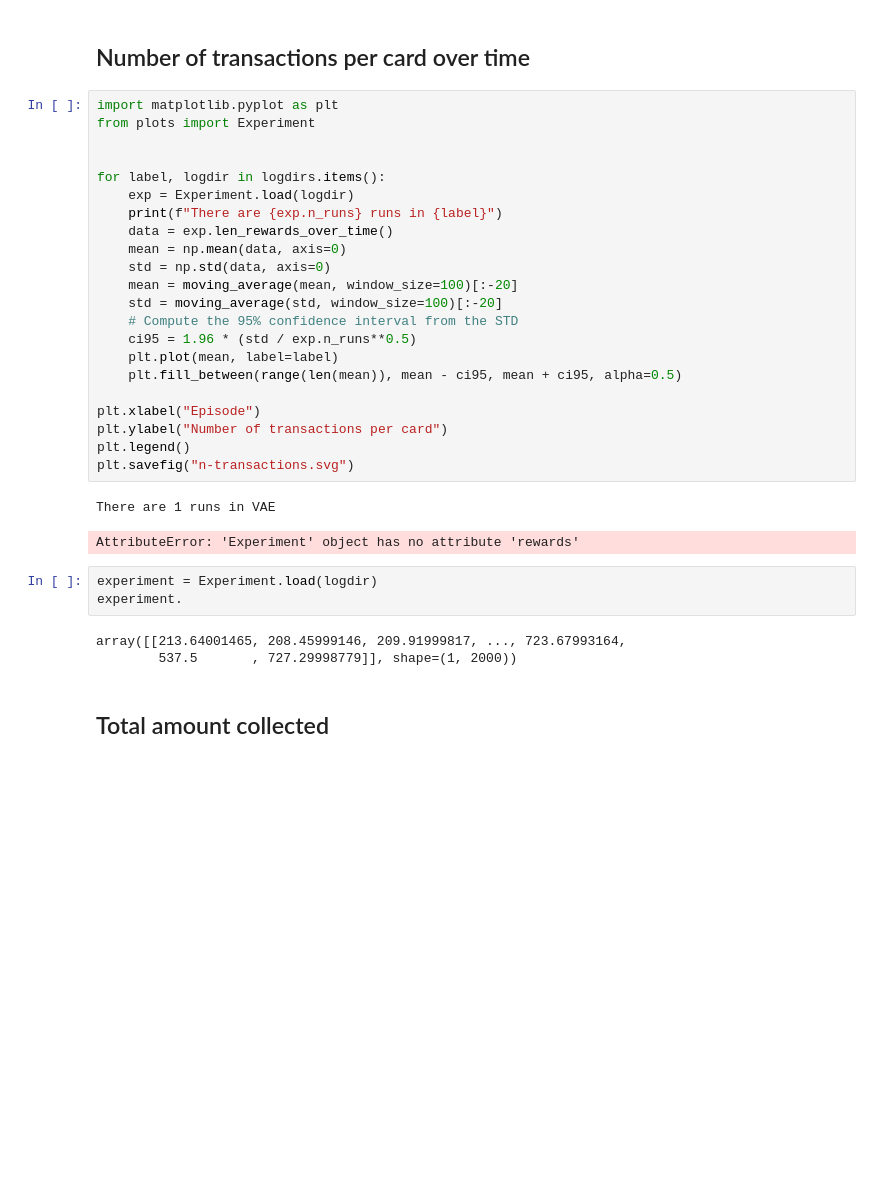
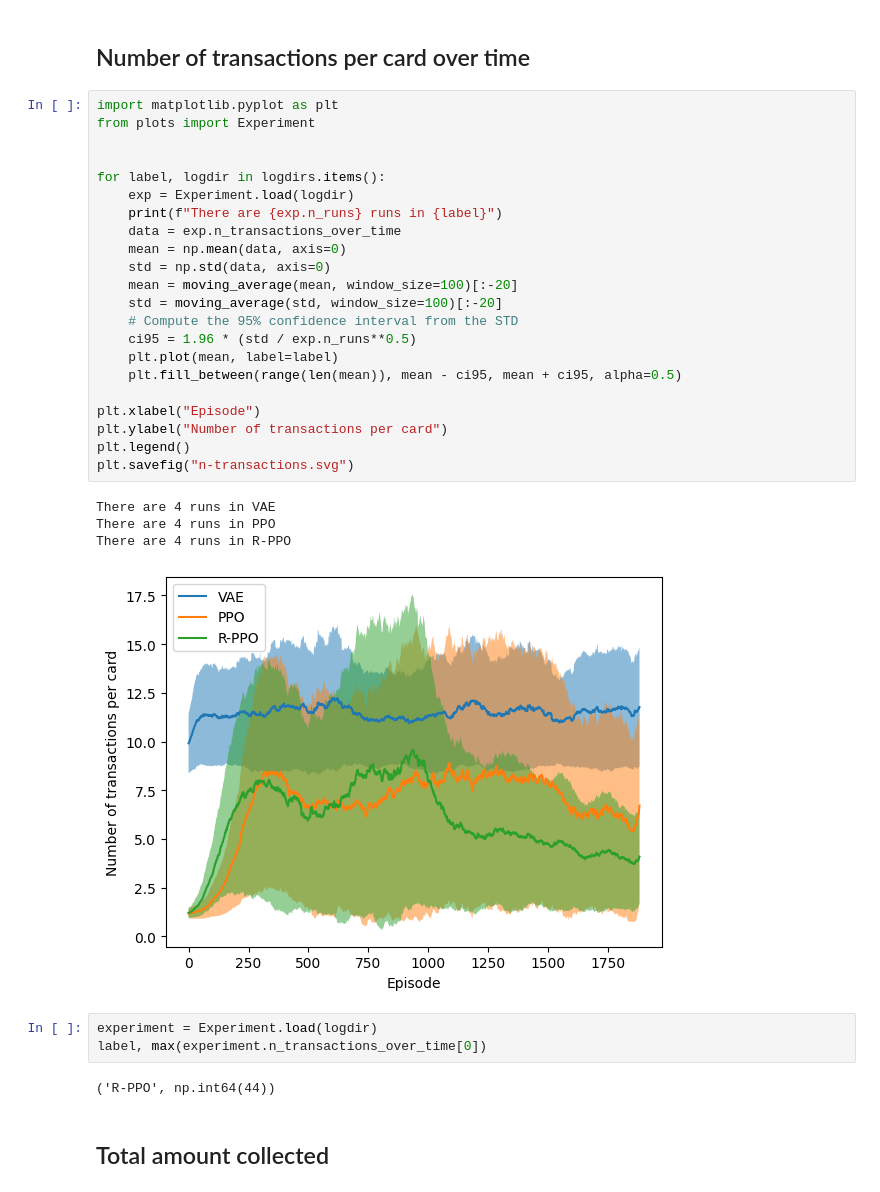
Before and after one commit to FaramirHurin/RL_Attack_September24, a Jupyter notebook: src/agents-comparison.ipynb, the cells around one changed output. Saved outputs shown, nothing was run; the diff lists cells and outputs as text; blank space fills up the shorter version.

```diff
--- a/src/agents-comparison.ipynb
+++ b/src/agents-comparison.ipynb
@@ -100,34 +100,35 @@ There are 1 runs in R-PPO
 # %%
 import matplotlib.pyplot as plt
 from plots import Experiment
 
 
 for label, logdir in logdirs.items():
     exp = Experiment.load(logdir)
     print(f"There are {exp.n_runs} runs in {label}")
-    data = exp.len_rewards_over_time()
+    data = exp.n_transactions_over_time
     mean = np.mean(data, axis=0)
     std = np.std(data, axis=0)
     mean = moving_average(mean, window_size=100)[:-20]
     std = moving_average(std, window_size=100)[:-20]
     # Compute the 95% confidence interval from the STD
     ci95 = 1.96 * (std / exp.n_runs**0.5)
     plt.plot(mean, label=label)
     plt.fill_between(range(len(mean)), mean - ci95, mean + ci95, alpha=0.5)
 
 plt.xlabel("Episode")
 plt.ylabel("Number of transactions per card")
 plt.legend()
 plt.savefig("n-transactions.svg")
 # %% [output]
-There are 1 runs in VAE
+There are 4 runs in VAE
+There are 4 runs in PPO
+There are 4 runs in R-PPO
-AttributeError: 'Experiment' object has no attribute 'rewards'
+[figure, added]
 # %%
 experiment = Experiment.load(logdir)
-experiment.
+label, max(experiment.n_transactions_over_time[0])
 # %% [output]
-array([[213.64001465, 208.45999146, 209.91999817, ..., 723.67993164,
-        537.5       , 727.29998779]], shape=(1, 2000))
+('R-PPO', np.int64(44))
 # %% [markdown]
 ## Total amount collected
 # %%
```
Also changed, not shown: parts of 6 cells of this notebook, 2 other files.
